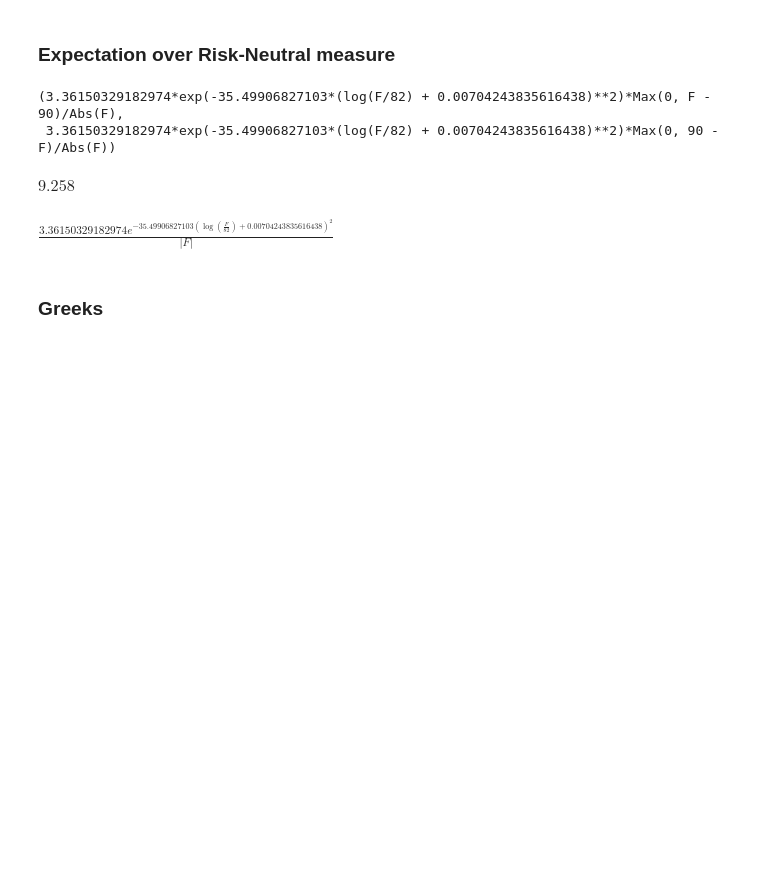
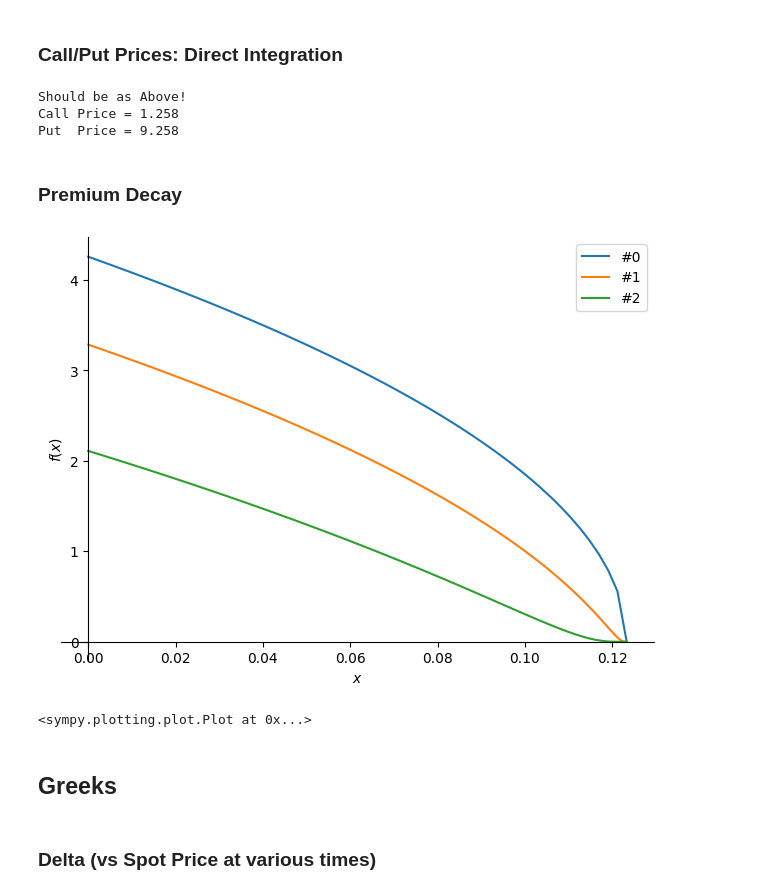
Before and after one commit to gituliar/gituliar.github.io, a Jupyter notebook: src/Black-Scholes.ipynb, the cells around one changed output. Drawn from its saved outputs; the diff is of its cells as text; code cells hidden in the pictures; blank space fills up the shorter version.

```diff
--- a/src/Black-Scholes.ipynb
+++ b/src/Black-Scholes.ipynb
@@ -101,20 +139,30 @@ plot(AMD.pdf(F=x, σ=0.75, T=1.1), (x, 0.01, 250))
 # %% [markdown]
-### Expectation over Risk-Neutral measure
+### Call/Put Prices: Direct Integration
 # %%
-call = Max(F - AMD.K, 0) * AMD.pdf()
-put  = Max(AMD.K - F, 0) * AMD.pdf()
-call, put
+call = Integral(Max(F - AMD.K, 0) * AMD.pdf(), (F, AMD.K, oo)).evalf(4)
+put  = Integral(Max(AMD.K - F, 0) * AMD.pdf(), (F, 0, AMD.K)).evalf(4)
+
+print('Should be as Above!')
+print(f'Call Price = {call}')
+print(f'Put  Price = {put}')
 # %% [output]
-(3.36150329182974*exp(-35.49906827103*(log(F/82) + 0.00704243835616438)**2)*Max(0, F - 90)/Abs(F),
- 3.36150329182974*exp(-35.49906827103*(log(F/82) + 0.00704243835616438)**2)*Max(0, 90 - F)/Abs(F))
+Should be as Above!
+Call Price = 1.258
+Put  Price = 9.258
-# %%
-Integral(put, (F, 0, AMD.K)).evalf(4)
-# %% [output]
-$\displaystyle 9.258$
-# %%
-AMD.pdf()
-# %% [output]
-$\displaystyle \frac{3.36150329182974 e^{- 35.49906827103 \left(\log{\left(\frac{F}{82} \right)} + 0.00704243835616438\right)^{2}}}{\left|{F}\right|}$
+# %% [markdown]
+### Premium Decay
+# %%
+plot(
+    AMD.price(t=x, S=AMD.K),    # 0 -     at-the money
+    AMD.price(t=x, S=AMD.K-2),  # 1 - $2 out-the-money
+    AMD.price(t=x, S=AMD.K-5),  # 2 - $5 out-the-money
+
+    (x, 0.0, AMD.T))             # x - days from today
+# %% [output]
+[figure, added]
+<sympy.plotting.plot.Plot at 0x...>
 # %% [markdown]
-### Greeks
+## Greeks
+# %% [markdown]
+### Delta (vs Spot Price at various times)
 # %%
```
Also changed, not shown: parts of 25 cells of this notebook.
